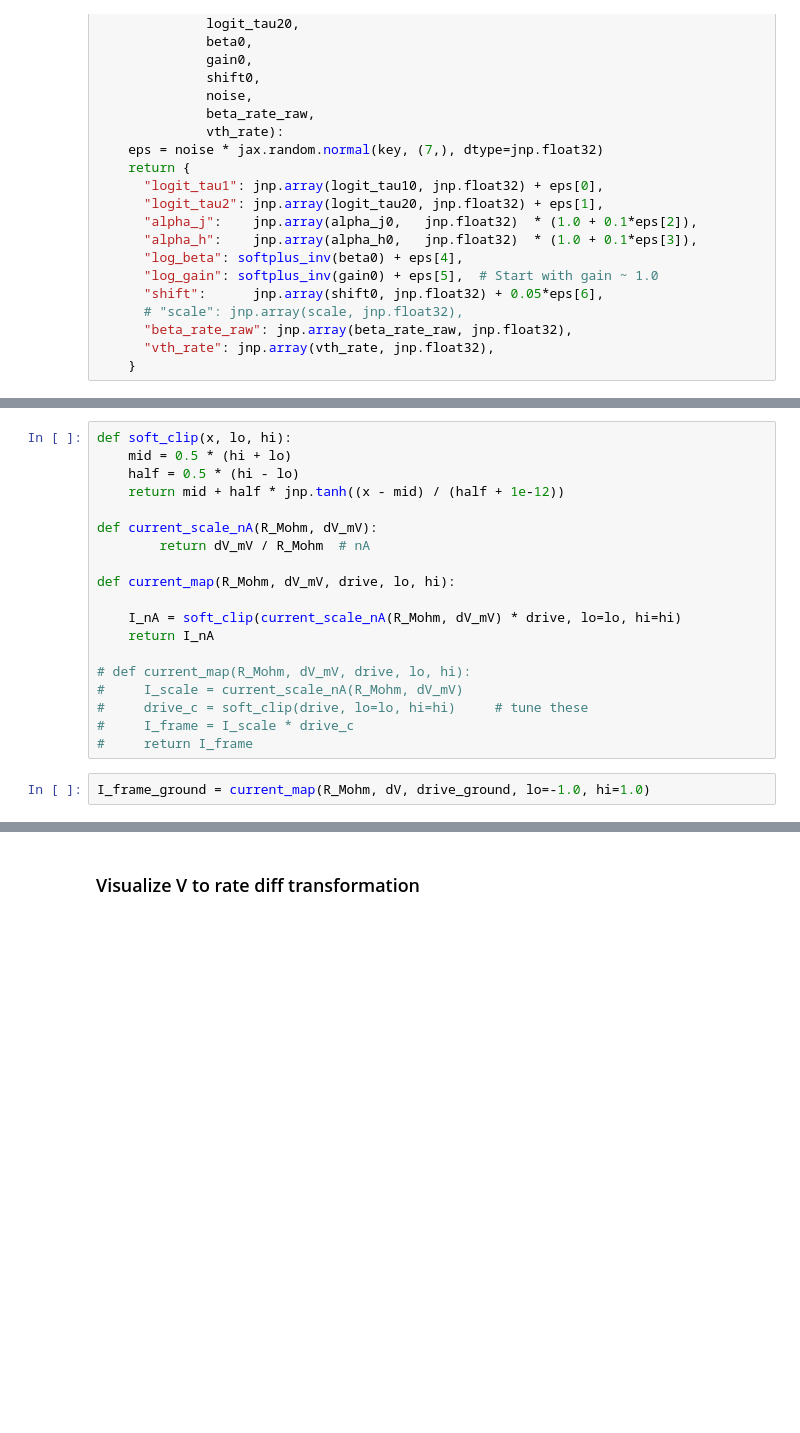
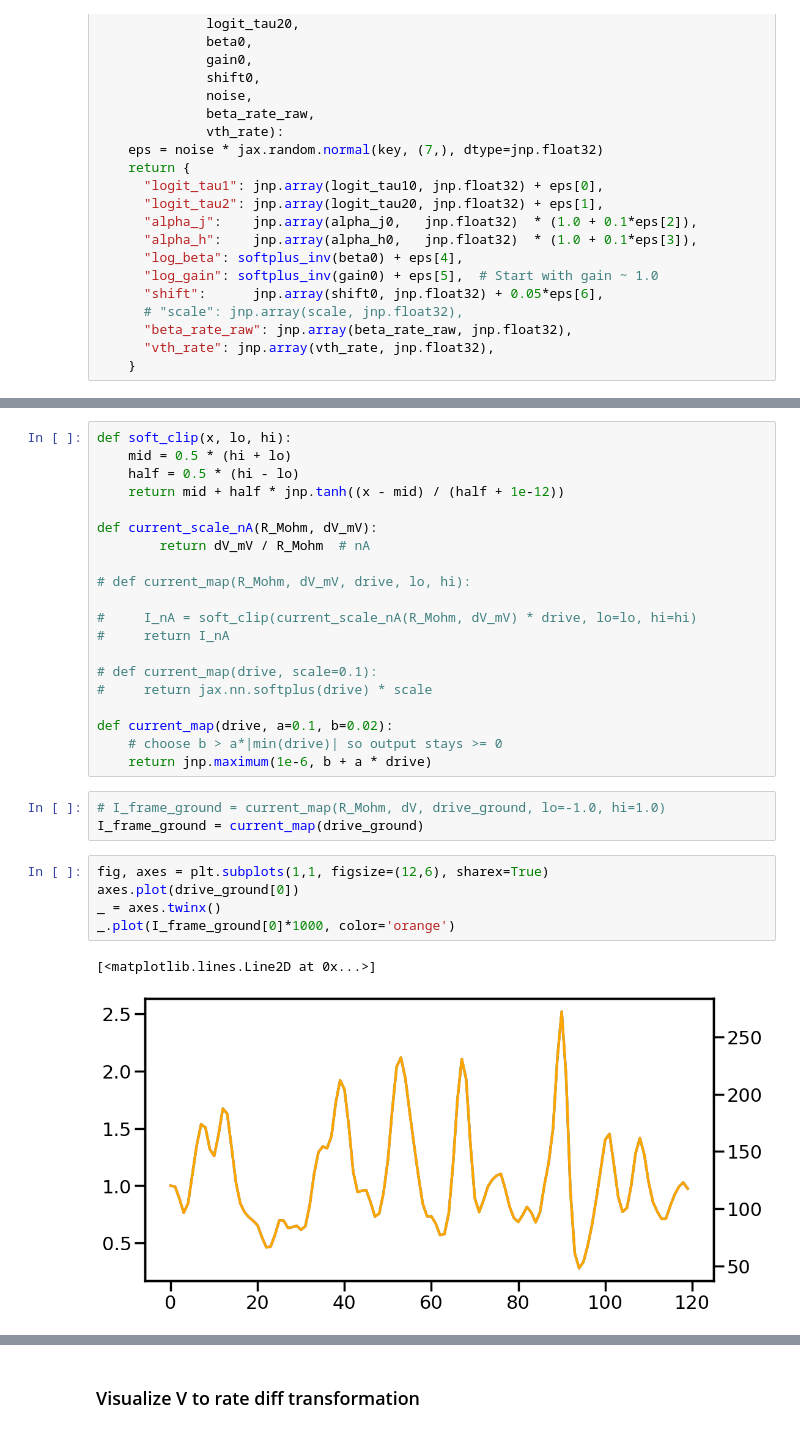
Before and after one commit to guardomayas/jaxley_rgc, a Jupyter notebook: sim_RGC.ipynb, the cells around one changed output, grey strips where cells are left out. Drawn from its saved outputs; the diff is of its cells as text; blank space fills up the shorter version.

```diff
--- a/sim_RGC.ipynb
+++ b/sim_RGC.ipynb
@@ -156,18 +155,28 @@ def soft_clip(x, lo, hi):
 def current_scale_nA(R_Mohm, dV_mV):
         return dV_mV / R_Mohm  # nA
 
-def current_map(R_Mohm, dV_mV, drive, lo, hi):
+# def current_map(R_Mohm, dV_mV, drive, lo, hi):
 
-    I_nA = soft_clip(current_scale_nA(R_Mohm, dV_mV) * drive, lo=lo, hi=hi)
-    return I_nA
+#     I_nA = soft_clip(current_scale_nA(R_Mohm, dV_mV) * drive, lo=lo, hi=hi)
+#     return I_nA
 
-# def current_map(R_Mohm, dV_mV, drive, lo, hi):
-#     I_scale = current_scale_nA(R_Mohm, dV_mV)
-#     drive_c = soft_clip(drive, lo=lo, hi=hi)     # tune these
-#     I_frame = I_scale * drive_c
-#     return I_frame
+# def current_map(drive, scale=0.1):
+#     return jax.nn.softplus(drive) * scale
+
+def current_map(drive, a=0.1, b=0.02):
+    # choose b > a*|min(drive)| so output stays >= 0
+    return jnp.maximum(1e-6, b + a * drive)
 # %%
-I_frame_ground = current_map(R_Mohm, dV, drive_ground, lo=-1.0, hi=1.0)
+# I_frame_ground = current_map(R_Mohm, dV, drive_ground, lo=-1.0, hi=1.0)
+I_frame_ground = current_map(drive_ground)
+# %%
+fig, axes = plt.subplots(1,1, figsize=(12,6), sharex=True)
+axes.plot(drive_ground[0])
+_ = axes.twinx()
+_.plot(I_frame_ground[0]*1000, color='orange')
+# %% [output]
+[<matplotlib.lines.Line2D at 0x...>]
+[figure, added]
 # %%
 T_f = I_frame_ground.shape[-1]              # number of frames
 T_cell = int(round(T_f * dt_stim / dt_cell_s))
```
Also changed, not shown: parts of 21 cells of this notebook, 7 other files.
